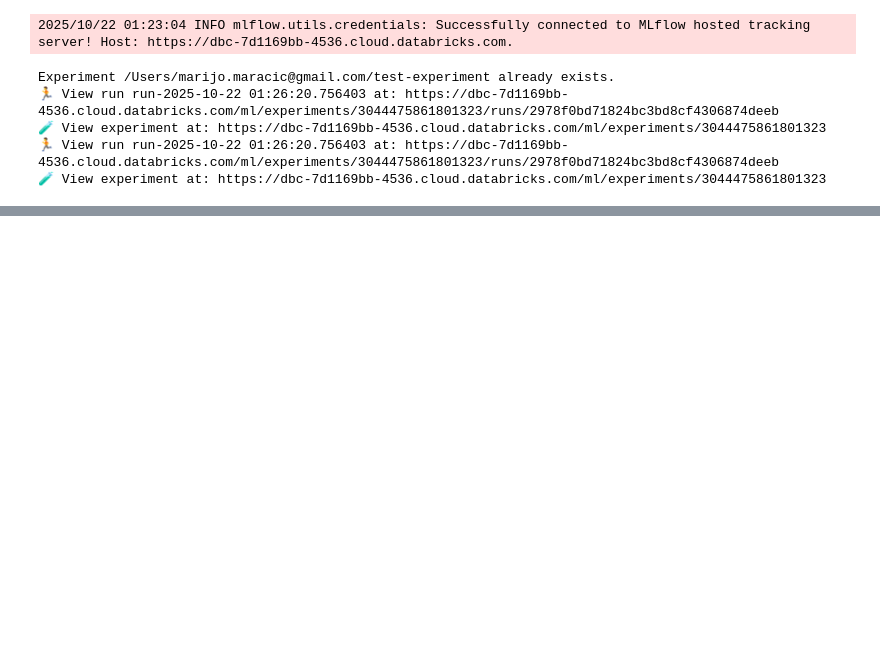
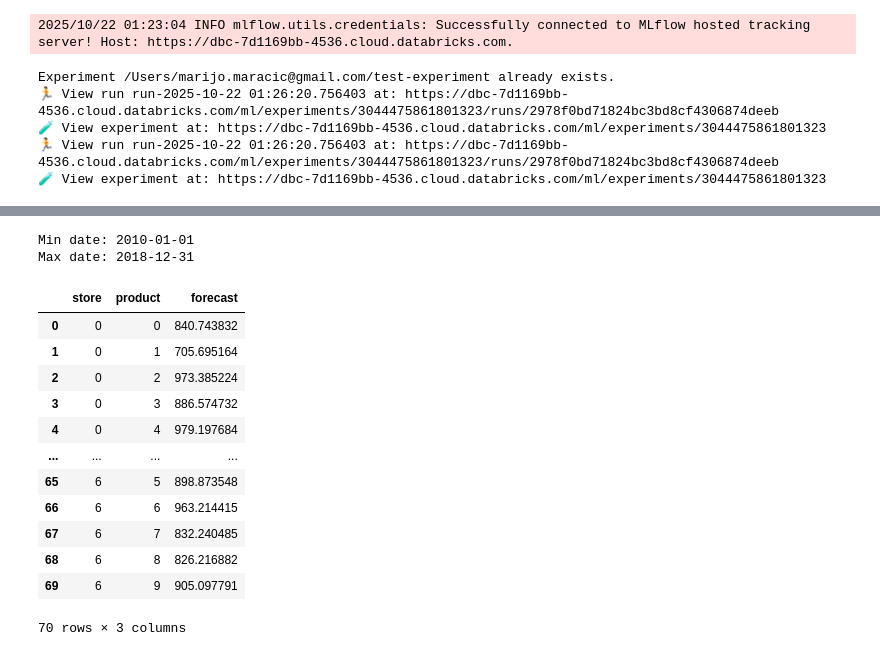
Before and after one commit to mmaracic/ml-databricks-timeseries, a Jupyter notebook: notebook.ipynb, the cells around one changed output, grey strips where cells are left out. Drawn from its saved outputs; the diff is of its cells as text; code cells hidden in the pictures; blank space fills up the shorter version.

```diff
--- a/notebook.ipynb
+++ b/notebook.ipynb
@@ -35,0 +79,45 @@ Experiment /Users/marijo.maracic@gmail.com/test-experiment already exists.
+# %%
+# Show minimum and maximum date in the dataset
+print('Min date:', df['Date'].min())
+print('Max date:', df['Date'].max())
+# %% [output]
+Min date: 2010-01-01
+Max date: 2018-12-31
+# %%
+from statsmodels.tsa.arima.model import ARIMA
+from tqdm import tqdm
+
+results = {}
+models = {}
+groups = list(df.groupby(['store', 'product']))
+for (store, product), group in tqdm(groups, desc='Training ARIMA models'):
+    group_sorted = group.sort_values('Date')
+    group_sorted = group_sorted.set_index('Date')
+    try:
+        model = ARIMA(group_sorted['number_sold'], order=(1,1,1))
+        fit = model.fit()
+        models[(store, product)] = fit
+        forecast = fit.forecast(steps=1)[0]
+        results[(store, product)] = forecast
+    except Exception as e:
+        models[(store, product)] = None
+        results[(store, product)] = f'Error: {e}'
+
+df_results = pd.DataFrame([
+    {'store': k[0], 'product': k[1], 'forecast': v} for k, v in results.items()
+])
+display(df_results)
+# %% [output]
+|  | store | product | forecast |
+| 0 | 0 | 0 | 840.743832 |
+| 1 | 0 | 1 | 705.695164 |
+| 2 | 0 | 2 | 973.385224 |
+| 3 | 0 | 3 | 886.574732 |
+| 4 | 0 | 4 | 979.197684 |
+| ... | ... | ... | ... |
+| 65 | 6 | 5 | 898.873548 |
+| 66 | 6 | 6 | 963.214415 |
+| 67 | 6 | 7 | 832.240485 |
+| 68 | 6 | 8 | 826.216882 |
+| 69 | 6 | 9 | 905.097791 |
+70 rows × 3 columns
```
Also changed, not shown: parts of 5 cells of this notebook, 3 other files.
